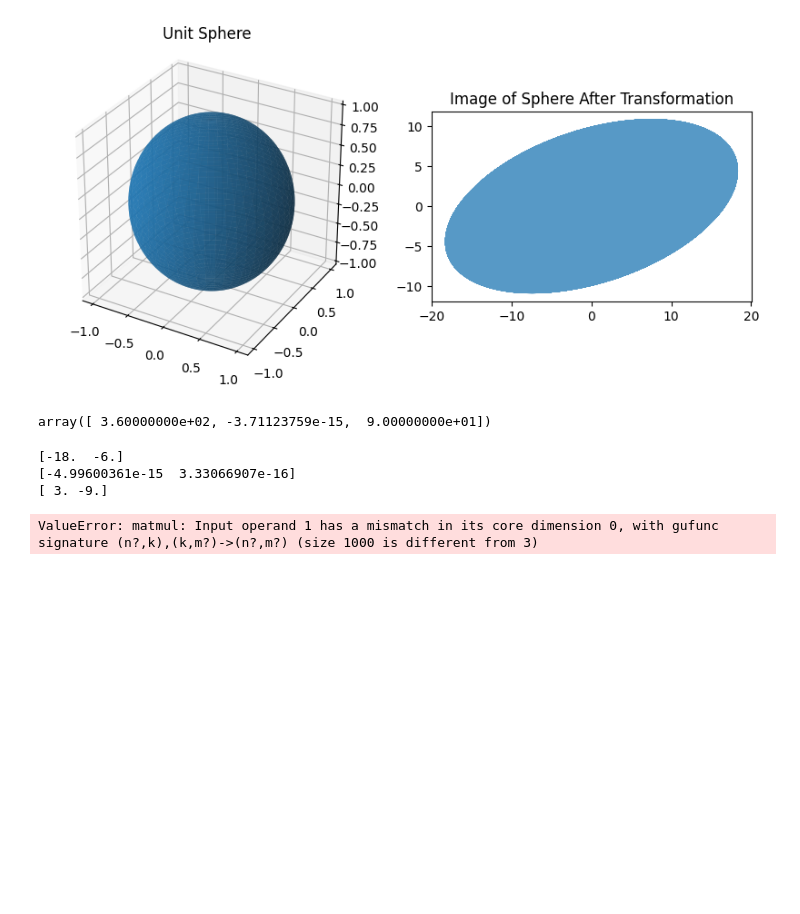
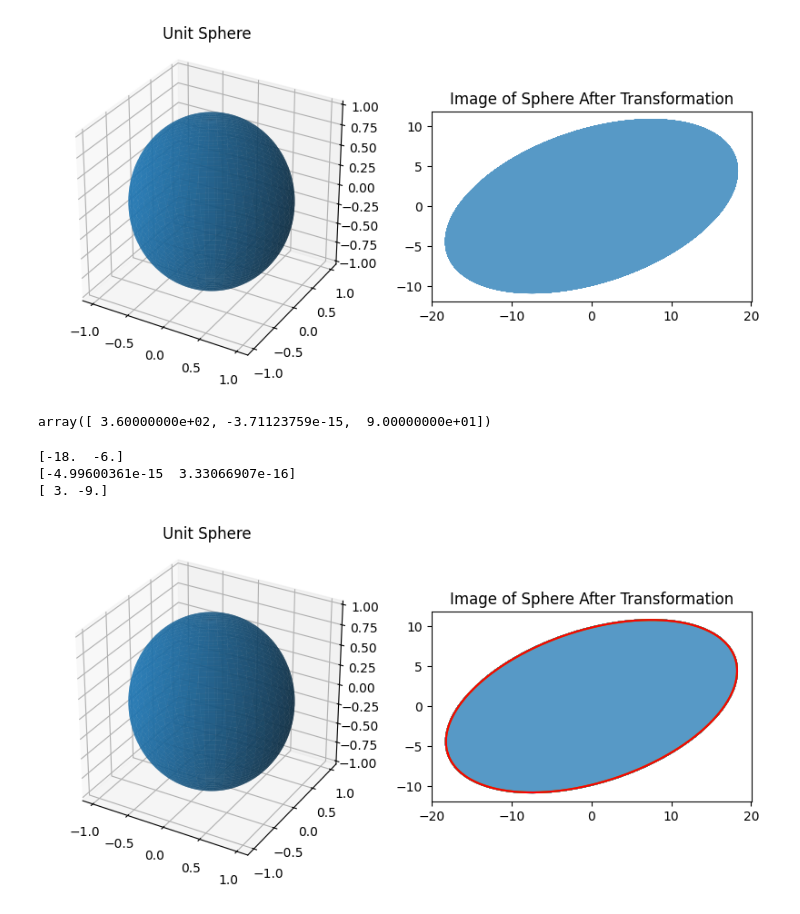
Before and after one commit to narges2027/Mmmmm..Machine_Learning, a Jupyter notebook: Class_Files/SVG-Concept-Visualize-Calculate.ipynb, the cells around one changed output. Drawn from its saved outputs; the diff is of its cells as text; code cells hidden in the pictures; blank space fills up the shorter version.

```diff
--- a/Class_Files/SVG-Concept-Visualize-Calculate.ipynb
+++ b/Class_Files/SVG-Concept-Visualize-Calculate.ipynb
@@ -7,7 +7,7 @@ import matplotlib.pyplot as plt
 A = np.array([[4,11,14],[8,7,-2]])
 # %%
 # Make data
-u = np.linspace(0, 2 * np.pi, 1000)
+u = np.array([np.linspace(0, 2 * np.pi, 1000)])
 v = np.linspace(0, np.pi, 1000)
 X = 1 * np.outer(np.cos(u), np.sin(v))
 Y = 1 * np.outer(np.sin(u), np.sin(v))
@@ -44,13 +44,16 @@ array([ 3.60000000e+02, -3.71123759e-15,  9.00000000e+01])
 # %%
 image_vecs = [None]*3
 for i in range(3):
-    image_vecs[i] = A@B_eigvecs[i]
+    image_vecs[i] = np.array([A@B_eigvecs[i]]).transpose()
     print(A@B_eigvecs[i])
 # %% [output]
 [-18.  -6.]
 [-4.99600361e-15  3.33066907e-16]
 [ 3. -9.]
 # %%
-axis12.plot(B_eigvecs[0]@np.diag(np.cos(u)),B_eigvecs[2]@np.diag(np.sin(u)))
+image_data = image_vecs[0]@np.cos(u)+image_vecs[2]@np.sin(u)
-# %% [output]
-ValueError: matmul: Input operand 1 has a mismatch in its core dimension 0, with gufunc signature (n?,k),(k,m?)->(n?,m?) (size 1000 is different from 3)
+# %%
+axis12.plot(image_data[0],image_data[1],'r');
+figure1
+# %% [output]
+[figure, added]
```
